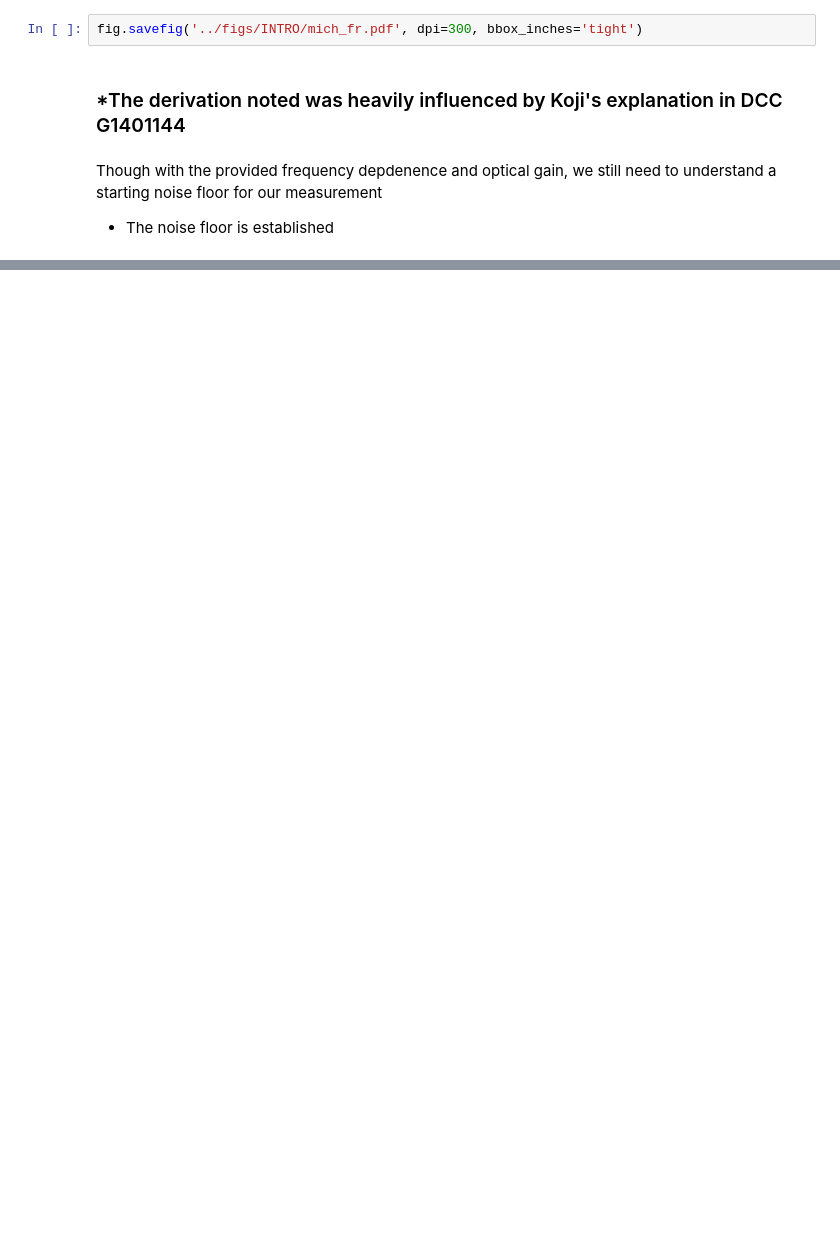
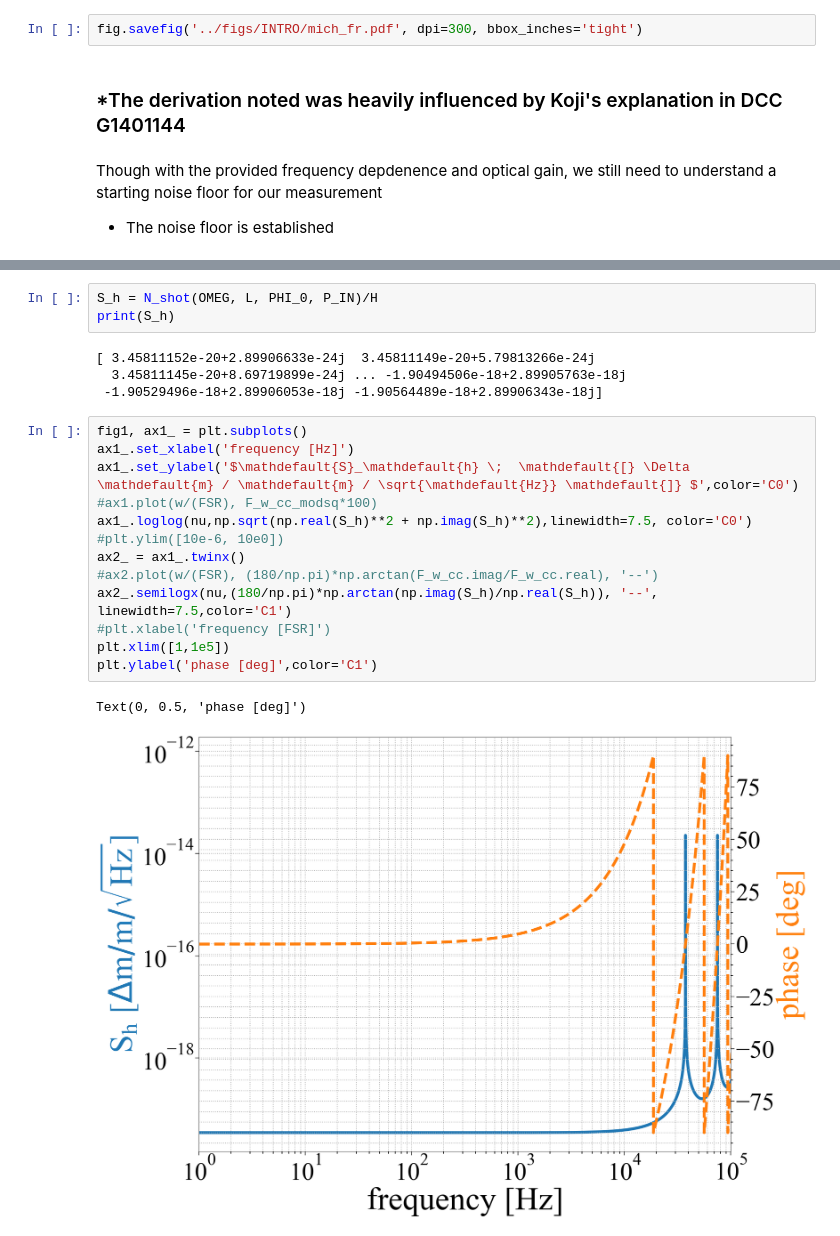
Before and after one commit to dancvan/dissertation, a Jupyter notebook: code/mich_fr.ipynb, the cells around one changed output, grey strips where cells are left out. Drawn from its saved outputs; the diff is of its cells as text; blank space fills up the shorter version.

```diff
--- a/code/mich_fr.ipynb
+++ b/code/mich_fr.ipynb
@@ -104,0 +140,23 @@ The signal to noise is established by dividing the
+# %%
+S_h = N_shot(OMEG, L, PHI_0, P_IN)/H
+print(S_h)
+# %% [output]
+[ 3.45811152e-20+2.89906633e-24j  3.45811149e-20+5.79813266e-24j
+  3.45811145e-20+8.69719899e-24j ... -1.90494506e-18+2.89905763e-18j
+ -1.90529496e-18+2.89906053e-18j -1.90564489e-18+2.89906343e-18j]
+# %%
+fig1, ax1_ = plt.subplots()
+ax1_.set_xlabel('frequency [Hz]')
+ax1_.set_ylabel('$\mathdefault{S}_\mathdefault{h} \;  \mathdefault{[} \Delta \mathdefault{m} / \mathdefault{m} / \sqrt{\mathdefault{Hz}} \mathdefault{]} $',color='C0')
+#ax1.plot(w/(FSR), F_w_cc_modsq*100)
+ax1_.loglog(nu,np.sqrt(np.real(S_h)**2 + np.imag(S_h)**2),linewidth=7.5, color='C0')
+#plt.ylim([10e-6, 10e0])
+ax2_ = ax1_.twinx()
+#ax2.plot(w/(FSR), (180/np.pi)*np.arctan(F_w_cc.imag/F_w_cc.real), '--')
+ax2_.semilogx(nu,(180/np.pi)*np.arctan(np.imag(S_h)/np.real(S_h)), '--', linewidth=7.5,color='C1')
+#plt.xlabel('frequency [FSR]')
+plt.xlim([1,1e5])
+plt.ylabel('phase [deg]',color='C1')
+# %% [output]
+Text(0, 0.5, 'phase [deg]')
+[figure, added]
```
Also changed, not shown: parts of 12 cells of this notebook, 5 other files.
